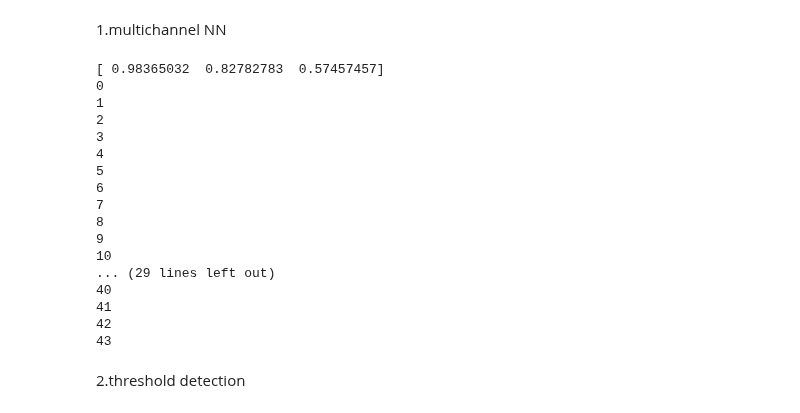
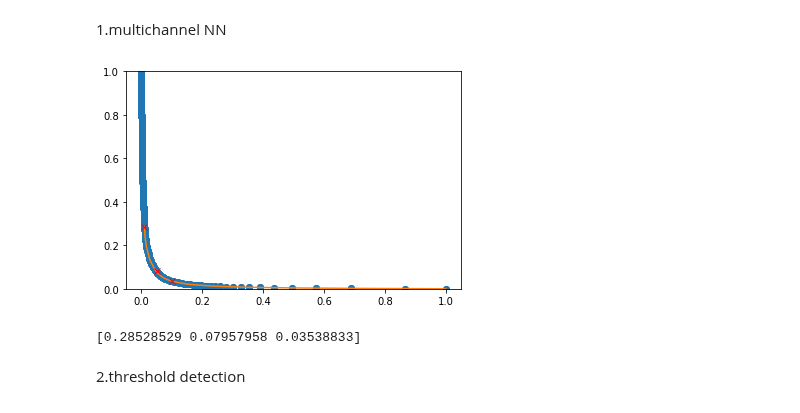
Before and after one commit to edublancas/yass-private, a Jupyter notebook: nnet/shengao-files/compare_detection_retinal.ipynb, the cells around one changed output. Saved outputs shown, nothing was run; the diff lists cells and outputs as text; code cells hidden in the pictures.

Commit message:
testing nb running

```diff
--- a/nnet/shengao-files/compare_detection_retinal.ipynb
+++ b/nnet/shengao-files/compare_detection_retinal.ipynb
@@ -33,5 +30,8 @@ from yass.augment import train_detector, train_ae, train_triage
 from yass import preprocess
 import matplotlib.pyplot as plt
+# %%
+yass.set_config("../../config/49-lab.yaml")
+CONFIG = read_config()
 # %% [markdown]
 1.multichannel NN
 # %%
@@ -41,7 +41,7 @@ def run_multinn(x_clear,x_noise,NND,path_to_detector_model,both=True):
         #init_op = tf.global_variables_initializer()
         #sess.run(init_op)
         NND.saver.restore(sess, path_to_detector_model)
-        K1, K2 = NND.filters_dict['filters']
+        K1, K2 = NND.filters_size
         x_tf = tf.placeholder("float", [None, None, None])
         # save neighbor channel index
 
@@ -51,14 +51,21 @@ def run_multinn(x_clear,x_noise,NND,path_to_detector_model,both=True):
         # input tensor into CNN
         x_cnn_tf = tf.expand_dims(x_tf, -1)
 
-
-        layer1 = tf.nn.relu(conv2d(tf.expand_dims(x_tf, -1), NND.W1) + NND.b1)
+        W1 = NND.vars_dict['W1']
+        b1 = NND.vars_dict['b1']
+        W11 = NND.vars_dict['W11']
+        b11 = NND.vars_dict['b11']
+        W2 = NND.vars_dict['W2']
+        b2 = NND.vars_dict['b2']
 
 
-        layer11 = tf.nn.relu(conv2d(layer1, NND.W11) + NND.b11)
+        layer1 = tf.nn.relu(conv2d(tf.expand_dims(x_tf, -1), W1) + b1)
 
 
-        o_layer =tf.sigmoid( tf.squeeze(conv2d_VALID(layer11, NND.W2) + NND.b2))
+        layer11 = tf.nn.relu(conv2d(layer1, W11) + b11)
+
+
+        o_layer =tf.sigmoid( tf.squeeze(conv2d_VALID(layer11, W2) + b2))
 
         if both:
             prob_clear_multi_nn= sess.run(o_layer,feed_dict={x_tf: x_clear})
@@ -71,17 +78,17 @@ def run_multinn(x_clear,x_noise,NND,path_to_detector_model,both=True):
 #get noise fpr-thres: we run the algorithm on noise data where we vary the threshold to obtain different
 # false positive rates. Then for a fixed fpr, we only need to look at the corresponding threshold to obtain the tpr.
 from yass.neuralnetwork import NeuralNetDetector
-from yass.neuralnetwork.get_nn_output import _get_o_layer
 from yass.geometry import make_channel_index
 from yass.neuralnetwork.utils import (weight_variable, bias_variable, conv2d,
                                       conv2d_VALID, max_pool)
 
-path_to_detector_model='/ssd/data/shenghao/retinal/nn_models/detect_nn_newfilter.ckpt'
-NND=NeuralNetDetector(path_to_detector_model)
+path_to_detector_model='/home/Edu/dev/private-yass/nnet/models/detect-27-Jun-2018@18-10-46.ckpt'
+
+NND=NeuralNetDetector.load(path_to_detector_model, 0.5, CONFIG.channel_index)
 
 names= ['clear_accuracy','n_false_pos','false_pos_rate']
 
-data=sio.loadmat('/ssd/data/shenghao/retinal/retinal_testing_may19.mat')
+data=sio.loadmat('retinal_testing_may19.mat')
 noise=data['noise']
 prob_clear_multi_nn,prob_noise_multi_nn = run_multinn(noise,noise,NND,path_to_detector_model,False)
 
@@ -89,44 +96,49 @@ roc = pd.DataFrame(columns=names)
 # %%
 #yass noise-thres
 for i in np.linspace(0,1,1000):
     clear_accuracy= np.mean(prob_clear_multi_nn.max(axis=1)>=i)
     false_pos_rate= np.mean(prob_noise_multi_nn.max(axis=1)>=i)
     n_false_pos=np.sum(prob_noise_multi_nn.max(axis=1)>=i)
     result= np.array([clear_accuracy,n_false_pos,false_pos_rate])
     result = np.reshape(result,[1,len(result)])
     df = pd.DataFrame(result,index= [i], columns=names)
     roc = roc.append(df)
-roc.to_csv('/ssd/data/shenghao/retinal/yass_noise.csv', index=True, header=True)
-roc= pd.read_csv('/ssd/data/shenghao/retinal/yass_noise.csv',index_col=False)
+
+roc.to_csv('yass_noise.csv', index=True, header=True)
+roc= pd.read_csv('yass_noise.csv',index_col=False)
 roc=roc.rename(columns={'Unnamed: 0': 'threshold'})
 
 
 #show the fpr-threshold plot
 from scipy import interpolate
 x=roc['false_pos_rate']
 y=roc['threshold']
 f = interpolate.interp1d(x, y,kind='linear')
 xnew = np.arange(0.01, 1, 0.00001)
 ynew = f(xnew)
 plt.plot(x, y, 'o', xnew, ynew, '-')
 plt.ylim([0,1])
 plt.plot(0.01,f(0.01),'x',linewidth=1,color='r')
 plt.plot(0.05,f(0.05),'x',linewidth=1,color='r')
 plt.plot(0.1,f(0.1),'x',linewidth=1,color='r')
 plt.show()
+# %% [output]
+[figure, added]
 # %%
 #generate roc table for multi-nn
 from yass.neuralnetwork import NeuralNetDetector
-from yass.neuralnetwork.get_nn_output import _get_o_layer
+# from yass.neuralnetwork.get_nn_output import _get_o_layer
 from yass.geometry import make_channel_index
 from yass.neuralnetwork.utils import (weight_variable, bias_variable, conv2d,
                                       conv2d_VALID, max_pool)
-path_to_detector_model='/ssd/data/shenghao/retinal/nn_models/detect_nn_min3max15_noise2.ckpt'
-NND=NeuralNetDetector(path_to_detector_model)
+
+path_to_detector_model='/home/Edu/dev/private-yass/nnet/models/detect-27-Jun-2018@18-10-46.ckpt'
+NND=NeuralNetDetector.load(path_to_detector_model, 0.5, CONFIG.channel_index)
+
 names= ['clear_accuracy','n_false_pos','false_pos_rate']
 thres=np.array([f(0.01),f(0.05),f(0.1)])
 print (thres)
-data=sio.loadmat('/ssd/data/shenghao/retinal/retinal_testing_may19.mat')
+data=sio.loadmat('retinal_testing_may19.mat')
 x_clear=data['x_clean']
 ids=data['ids'][0]
 
@@ -142,26 +154,10 @@ for cluster_id in np.unique(ids):
         result = np.reshape(result,[1,len(result)])
         df = pd.DataFrame(result,index= [i], columns=names)
         roc = roc.append(df)
-    roc.to_csv('/ssd/data/shenghao/retinal/results_may19/multinn%s.csv'%(int(cluster_id)), index=True, header=True)
-    print (cluster_id)
+    roc.to_csv('multinn%s.csv'%(int(cluster_id)), index=True, header=True)
+#     print (cluster_id)
 # %% [output]
-[ 0.98365032  0.82782783  0.57457457]
-0
-1
-2
-3
-4
-5
-6
-7
-8
-9
-10
-... (29 lines left out)
-40
-41
-42
-43
+[0.28528529 0.07957958 0.03538833]
 # %% [markdown]
 2.threshold detection
 # %%
```
Also changed, not shown: parts of 6 cells of this notebook, 3 other files.
